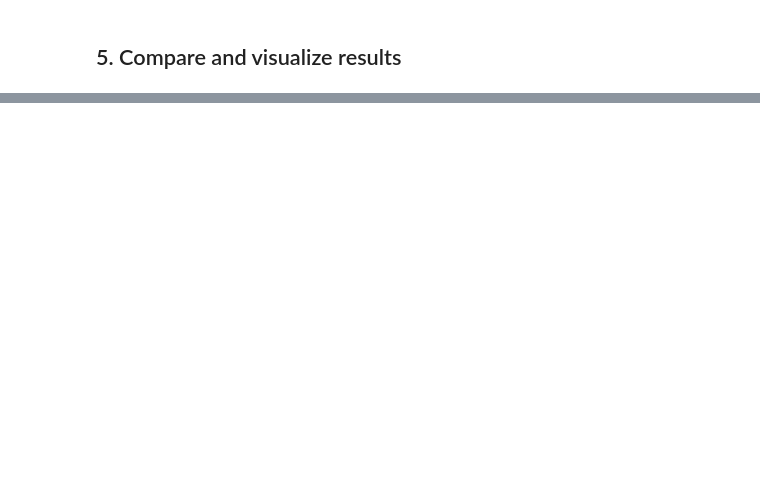
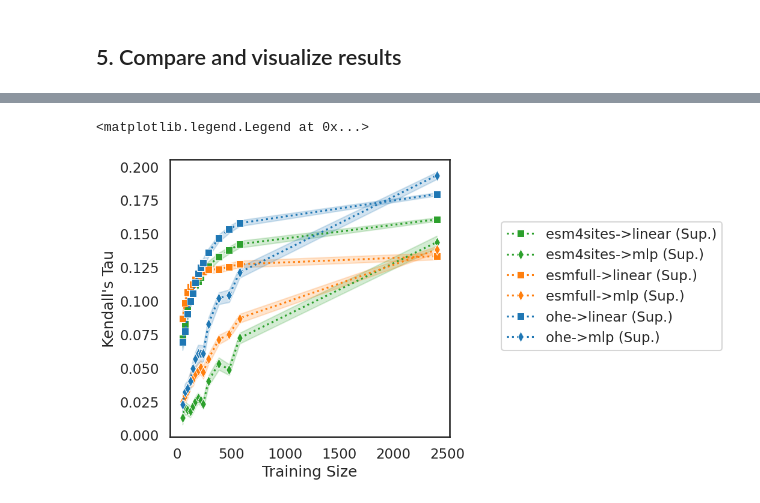
Before and after one commit to EvanKomp/aide_predict, a Jupyter notebook: showcase/epistatic_benchmarking.ipynb, the cells around one changed output, grey strips where cells are left out. Cells and saved outputs as stored; diff of their text form; code cells hidden in the pictures; blank space fills up the shorter version.

```diff
--- a/showcase/epistatic_benchmarking.ipynb
+++ b/showcase/epistatic_benchmarking.ipynb
@@ -562,22 +674,25 @@ plt.savefig('zs_vs_supervised_vs_augmented.png', bbox_inches='tight', dpi=300)
 # %%
 # now compare linear to nonlinear models
 metric = 'kendall_tau'
 
 fig, ax = plt.subplots(figsize=(6, 6))
 
 for model, df in supervised_df.groupby('Model'):
     df_ = df[df['Metric'] == metric]
     color, linestyle, marker = color_map[model.split('_')[1]], linestyle_map[model.split('_')[0]], marker_map[model.split('_')[2]]
     if linestyle != ':':
         continue
     name = df_['name'].iloc[0]
     sns.lineplot(x='Training Size', y='Score', data=df_, ax=ax,
                     label=name, color=color, linestyle=linestyle, marker=marker)
 
 ax.set_xlabel('Training Size')
 ax.set_ylabel("Kendall's Tau")
-plt.legend(loc='upper right', bbox_to_anchor=(1.8, .8))
-plt.savefig('nonlinear_vs_linear_kendall.png', bbox_inches='tight', dpi=300)
+plt.legend(loc='upper right', bbox_to_anchor=(2.0, .8))
+# plt.savefig('nonlinear_vs_linear_kendall.png', bbox_inches='tight', dpi=300)
+# %% [output]
+<matplotlib.legend.Legend at 0x...>
+[figure, added]
 # %%
 # now compare linear to nonlinear models
 metric = 'top10_in_plate'
```
Also changed, not shown: parts of 43 cells of this notebook, 23 other files.
